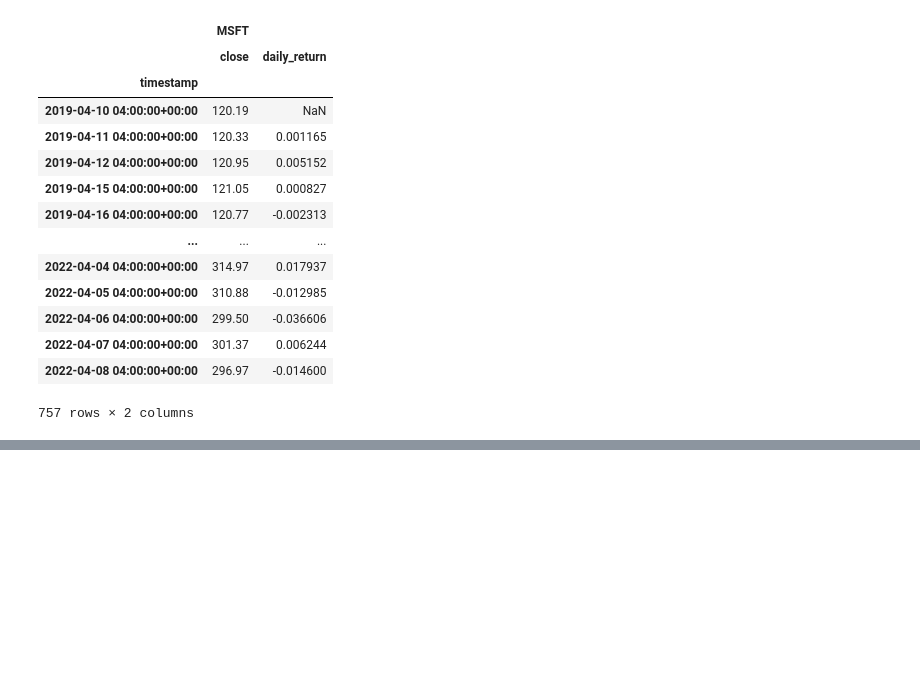
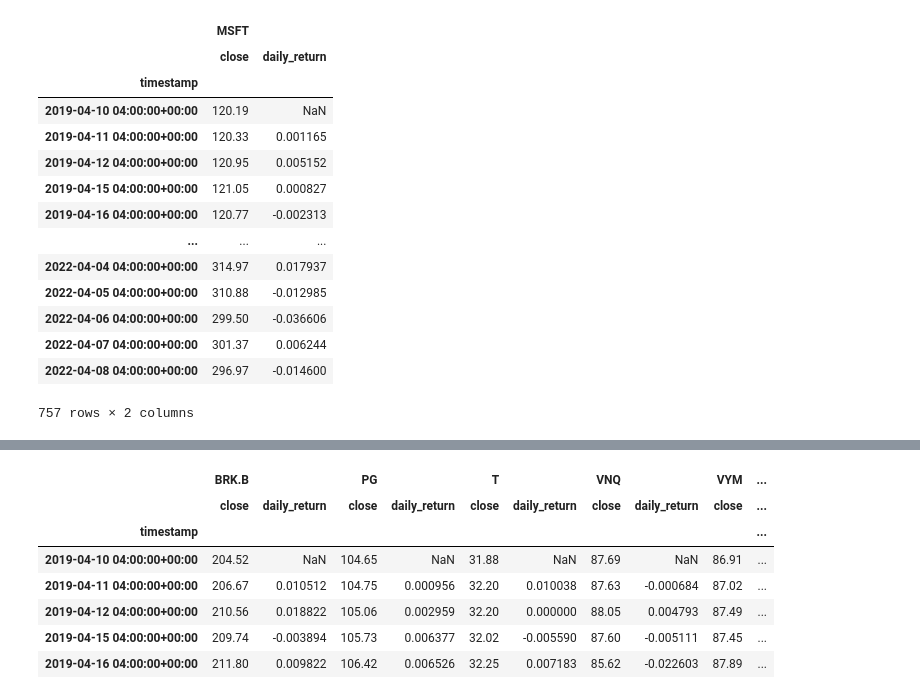
Before and after one commit to nomadic-me/dev.project.runningdigitally.com, a Jupyter notebook: Additional Coding.ipynb, the cells around one changed output, grey strips where cells are left out. Cells and saved outputs as stored; diff of their text form; code cells hidden in the pictures; blank space fills up the shorter version.

```diff
--- a/Additional Coding.ipynb
+++ b/Additional Coding.ipynb
@@ -375,0 +412,11 @@ MC_5years.portfolio_data
+# %%
+MC_5years.portfolio_data.head()
+# %% [output]
+|  | BRK.B |  | PG |  | T |  | VNQ |  | VYM | ... |
+|  | close | daily_return | close | daily_return | close | daily_return | close | daily_return | close | ... |
+| timestamp |  |  |  |  |  |  |  |  |  | ... |
+| 2019-04-10 04:00:00+00:00 | 204.52 | NaN | 104.65 | NaN | 31.88 | NaN | 87.69 | NaN | 86.91 | ... |
+| 2019-04-11 04:00:00+00:00 | 206.67 | 0.010512 | 104.75 | 0.000956 | 32.20 | 0.010038 | 87.63 | -0.000684 | 87.02 | ... |
+| 2019-04-12 04:00:00+00:00 | 210.56 | 0.018822 | 105.06 | 0.002959 | 32.20 | 0.000000 | 88.05 | 0.004793 | 87.49 | ... |
+| 2019-04-15 04:00:00+00:00 | 209.74 | -0.003894 | 105.73 | 0.006377 | 32.02 | -0.005590 | 87.60 | -0.005111 | 87.45 | ... |
+| 2019-04-16 04:00:00+00:00 | 211.80 | 0.009822 | 106.42 | 0.006526 | 32.25 | 0.007183 | 85.62 | -0.022603 | 87.89 | ... |
```
Also changed, not shown: parts of 9 cells of this notebook, 2 other files.
